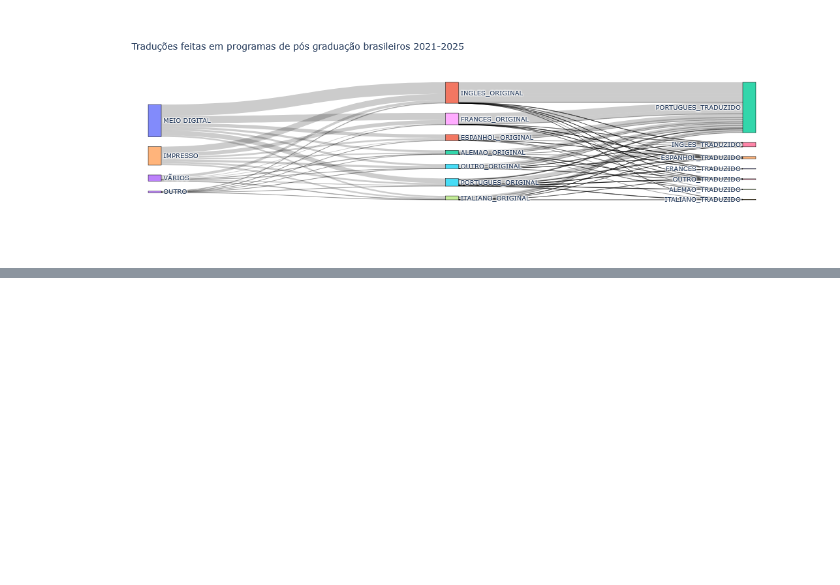
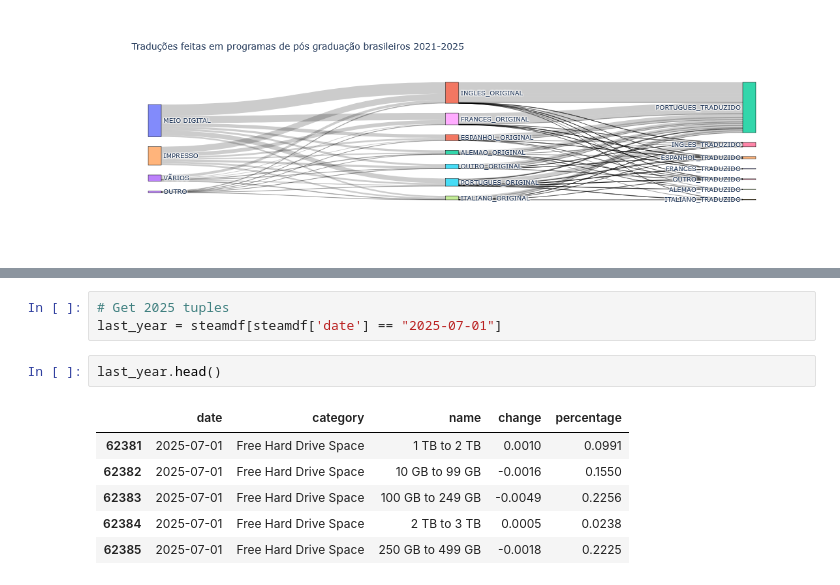
Before and after one commit to clr-cera/VisComp, a Jupyter notebook: Sankey_code.ipynb, the cells around one changed output, grey strips where cells are left out. Saved outputs shown, nothing was run; the diff lists cells and outputs as text; blank space fills up the shorter version.

```diff
--- a/Sankey_code.ipynb
+++ b/Sankey_code.ipynb
@@ -310,0 +340,12 @@ fig.show()
+# %%
+# Get 2025 tuples
+last_year = steamdf[steamdf['date'] == "2025-07-01"]
+# %%
+last_year.head()
+# %% [output]
+|  | date | category | name | change | percentage |
+| 62381 | 2025-07-01 | Free Hard Drive Space | 1 TB to 2 TB | 0.0010 | 0.0991 |
+| 62382 | 2025-07-01 | Free Hard Drive Space | 10 GB to 99 GB | -0.0016 | 0.1550 |
+| 62383 | 2025-07-01 | Free Hard Drive Space | 100 GB to 249 GB | -0.0049 | 0.2256 |
+| 62384 | 2025-07-01 | Free Hard Drive Space | 2 TB to 3 TB | 0.0005 | 0.0238 |
+| 62385 | 2025-07-01 | Free Hard Drive Space | 250 GB to 499 GB | -0.0018 | 0.2225 |
```
Also changed, not shown: parts of 16 cells of this notebook, 1 other file.
